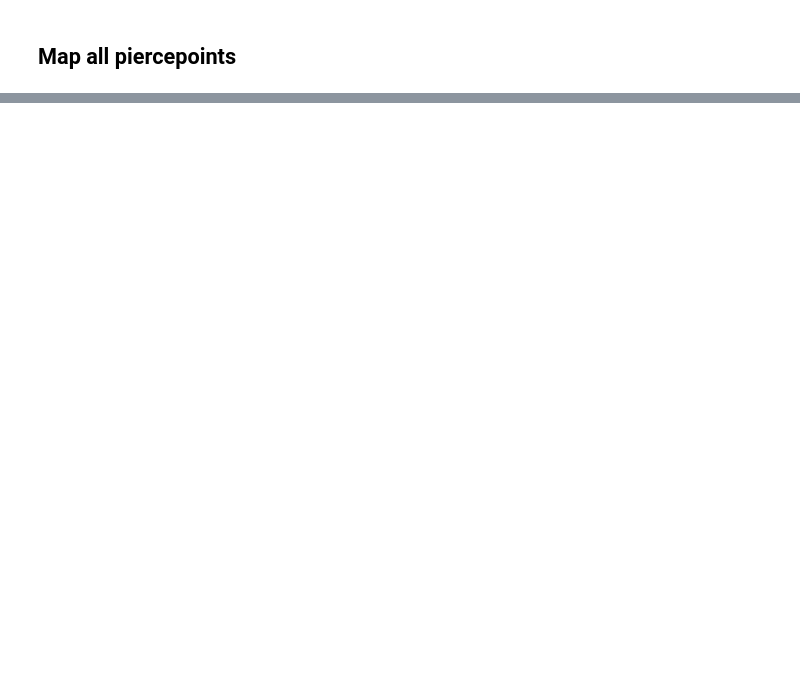
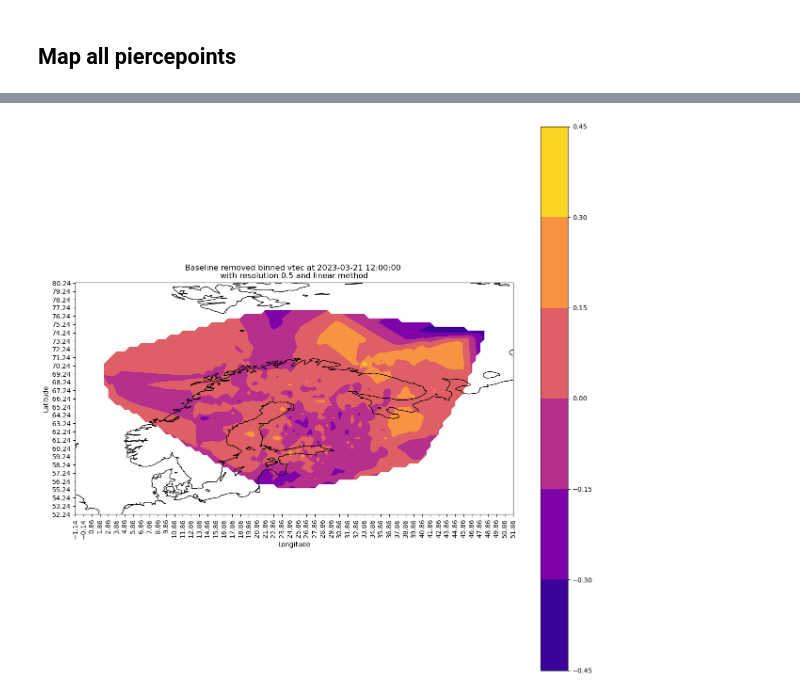
Before and after one commit to kuhaonmaraani/gradu, a Jupyter notebook: kaariplotit.ipynb, the cells around one changed output, grey strips where cells are left out. Cells and saved outputs as stored; diff of their text form; code cells hidden in the pictures; blank space fills up the shorter version.

```diff
--- a/kaariplotit.ipynb
+++ b/kaariplotit.ipynb
@@ -100,3 +114,24 @@ plt.show()
+# %%
+plt.figure(figsize=(15,15))
+ax = plt.subplot(1, 1, 1, projection=ccrs.PlateCarree())
+ax.coastlines()
+ax.set_xticks(np.arange(min(df1['glon'])-3, max(df1['glon'])+3, 1))
+ax.set_yticks(np.arange(min(df1['gdlat'])-3, max(df1['gdlat'])+3, 1))
+plt.xticks(rotation=90)
+
+plt.contourf(X, Y, Z, cmap='plasma')  # Use contourf for a filled contour plot
+plt.colorbar()  # Add a color bar
+#plt.scatter(df1['glon'], df1['gdlat'],c= df1['blrmvd'], cmap='plasma', edgecolors='k', ax=ax)  # Plot the original data points
+plt.xlabel('Longitude')
+plt.ylabel('Latitude')
+plt.title(f'Baseline removed binned vtec at {DATETIME} \nwith resolution {RES} and {METHOD} method')
+
+plt.xlim(min(df1['glon'])-3, max(df1['glon'])+3)
+plt.ylim(min(df1['gdlat'])-3, max(df1['gdlat'])+3)
+
+plt.show()
+# %% [output]
+[figure, added]
 # %%
 LONG = 25
 
```
Also changed, not shown: parts of 12 cells of this notebook, 1 other file.
